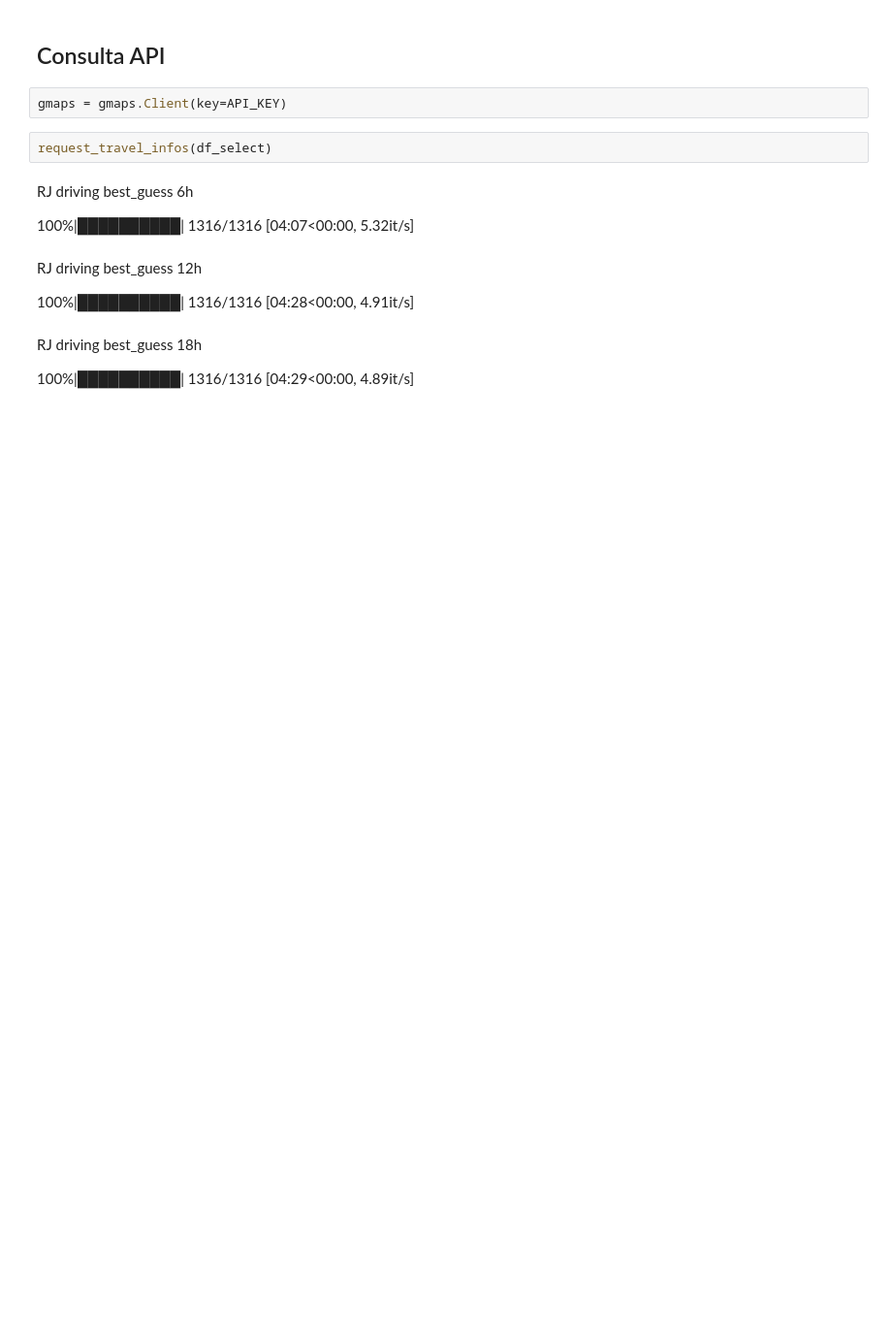
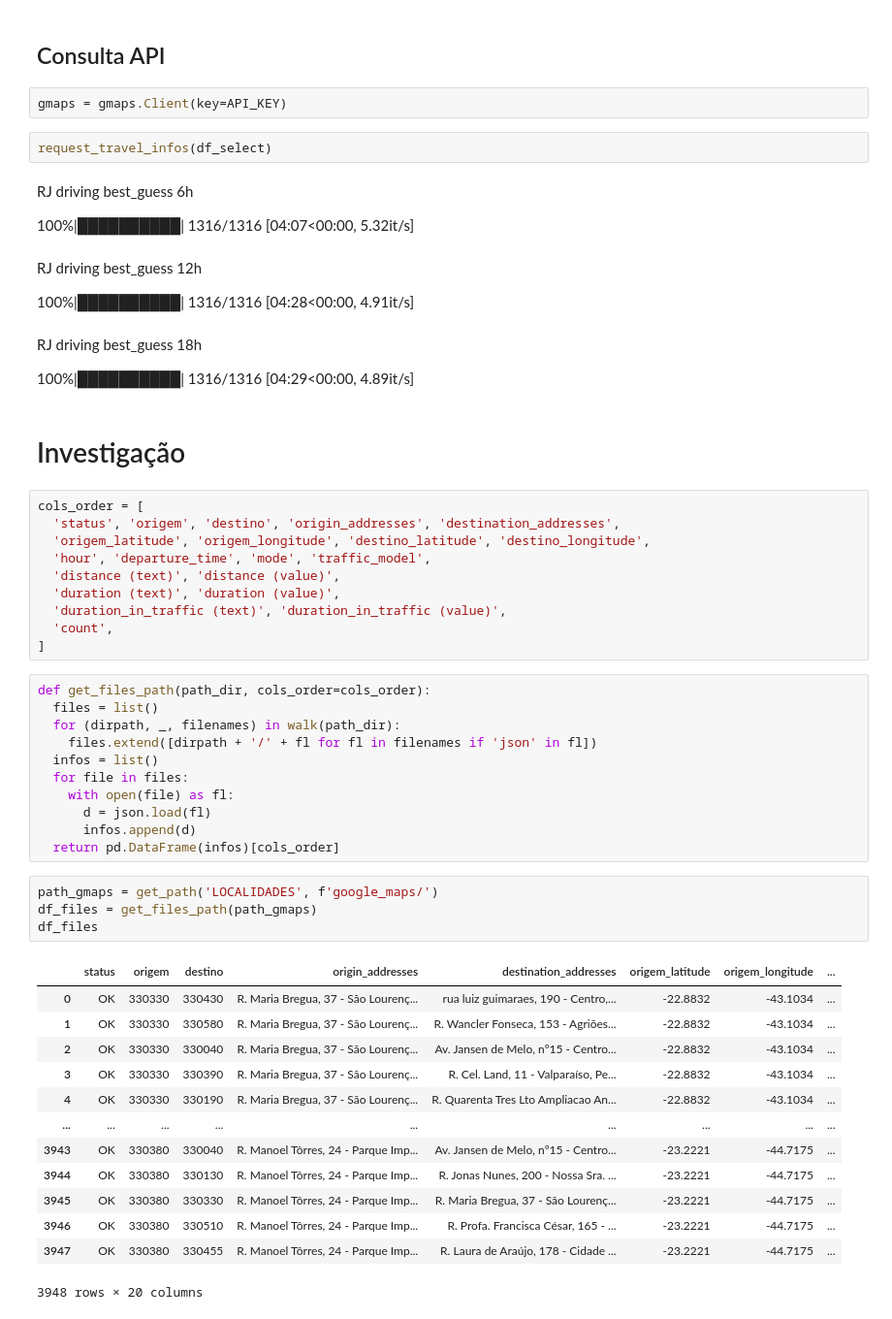
Before and after one commit to lucaslopes/gestantes, a Jupyter notebook: sections/database_gmaps.ipynb, the cells around one changed output. Shown at 97% size. Drawn from its saved outputs; the diff is of its cells as text; blank space fills up the shorter version.

```diff
--- a/sections/database_gmaps.ipynb
+++ b/sections/database_gmaps.ipynb
@@ -287,3 +297,44 @@ RJ driving best_guess 12h
 RJ driving best_guess 18h
 
 100%|██████████| 1316/1316 [04:29<00:00,  4.89it/s]
+# %% [markdown]
+# Investigação
+# %%
+cols_order = [
+  'status', 'origem', 'destino', 'origin_addresses', 'destination_addresses',
+  'origem_latitude', 'origem_longitude', 'destino_latitude', 'destino_longitude',
+  'hour', 'departure_time', 'mode', 'traffic_model',
+  'distance (text)', 'distance (value)',
+  'duration (text)', 'duration (value)',
+  'duration_in_traffic (text)', 'duration_in_traffic (value)',
+  'count',
+]
+# %%
+def get_files_path(path_dir, cols_order=cols_order):
+  files = list()
+  for (dirpath, _, filenames) in walk(path_dir):
+    files.extend([dirpath + '/' + fl for fl in filenames if 'json' in fl])
+  infos = list()
+  for file in files:
+    with open(file) as fl:
+      d = json.load(fl)
+      infos.append(d)
+  return pd.DataFrame(infos)[cols_order]
+# %%
+path_gmaps = get_path('LOCALIDADES', f'google_maps/')
+df_files = get_files_path(path_gmaps)
+df_files
+# %% [output]
+|  | status | origem | destino | origin_addresses | destination_addresses | origem_latitude | origem_longitude | ... |
+| 0 | OK | 330330 | 330430 | R. Maria Bregua, 37 - São Lourenç... | rua luiz guimaraes, 190 - Centro,... | -22.8832 | -43.1034 | ... |
+| 1 | OK | 330330 | 330580 | R. Maria Bregua, 37 - São Lourenç... | R. Wancler Fonseca, 153 - Agriões... | -22.8832 | -43.1034 | ... |
+| 2 | OK | 330330 | 330040 | R. Maria Bregua, 37 - São Lourenç... | Av. Jansen de Melo, nº15 - Centro... | -22.8832 | -43.1034 | ... |
+| 3 | OK | 330330 | 330390 | R. Maria Bregua, 37 - São Lourenç... | R. Cel. Land, 11 - Valparaíso, Pe... | -22.8832 | -43.1034 | ... |
+| 4 | OK | 330330 | 330190 | R. Maria Bregua, 37 - São Lourenç... | R. Quarenta Tres Lto Ampliacao An... | -22.8832 | -43.1034 | ... |
+| ... | ... | ... | ... | ... | ... | ... | ... | ... |
+| 3943 | OK | 330380 | 330040 | R. Manoel Tôrres, 24 - Parque Imp... | Av. Jansen de Melo, nº15 - Centro... | -23.2221 | -44.7175 | ... |
+| 3944 | OK | 330380 | 330130 | R. Manoel Tôrres, 24 - Parque Imp... | R. Jonas Nunes, 200 - Nossa Sra. ... | -23.2221 | -44.7175 | ... |
+| 3945 | OK | 330380 | 330330 | R. Manoel Tôrres, 24 - Parque Imp... | R. Maria Bregua, 37 - São Lourenç... | -23.2221 | -44.7175 | ... |
+| 3946 | OK | 330380 | 330510 | R. Manoel Tôrres, 24 - Parque Imp... | R. Profa. Francisca César, 165 - ... | -23.2221 | -44.7175 | ... |
+| 3947 | OK | 330380 | 330455 | R. Manoel Tôrres, 24 - Parque Imp... | R. Laura de Araújo, 178 - Cidade ... | -23.2221 | -44.7175 | ... |
+3948 rows × 20 columns
```
Also changed, not shown: parts of 5 cells of this notebook, 1 other file.
